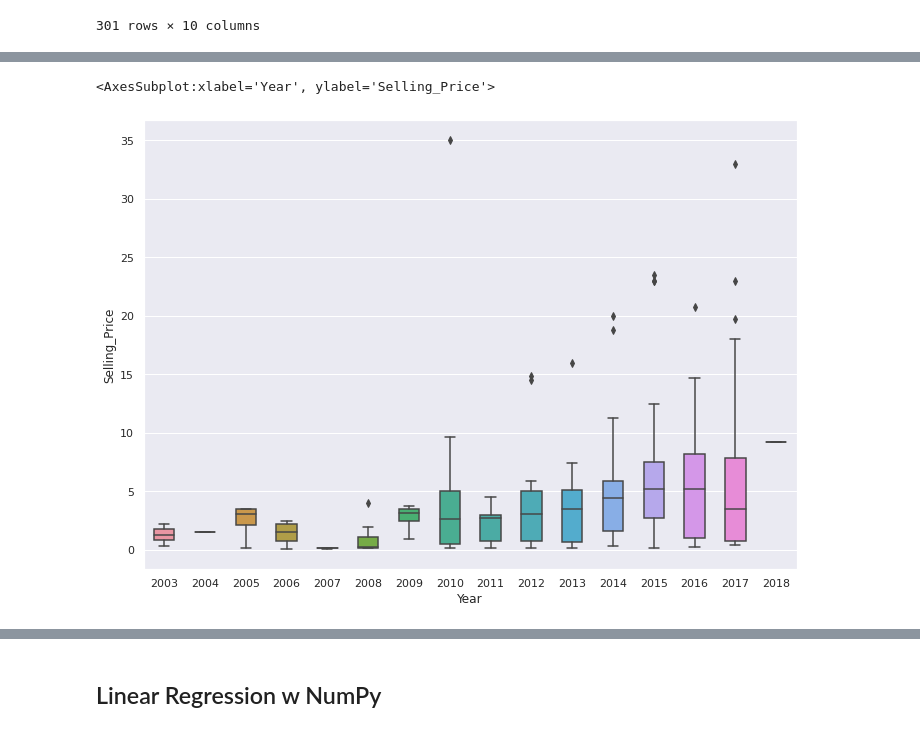
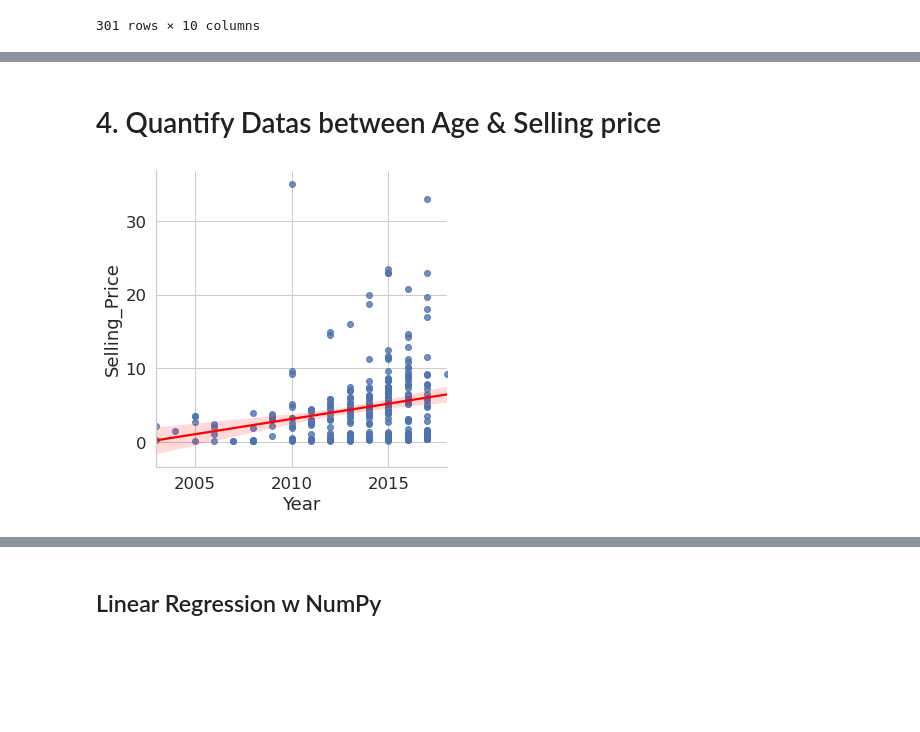
Before and after one commit to CLiNTPELiX/simplon-cardekho, a Jupyter notebook: Dan's Notebook.ipynb, the cells around one changed output, grey strips where cells are left out. Drawn from its saved outputs; the diff is of its cells as text; code cells hidden in the pictures; blank space fills up the shorter version.

```diff
--- a/Dan's Notebook.ipynb
+++ b/Dan's Notebook.ipynb
@@ -305,6 +318,7 @@ graph_1 = sns.catplot(x="Present_Price", y="Selling_Price", data=df, height=5, a
+# %% [markdown]
+# 4. Quantify Datas between Age & Selling price
 # %%
-sns.set(rc={'figure.figsize':(11.7,8.27)})
-sns.boxplot(x='Year', y='Selling_Price', data=df, width=0.5)
+sns.set(font_scale=1.5,style="whitegrid")
+g = sns.lmplot(x="Year",y="Selling_Price",data=df, line_kws={'color': 'red'})
 # %% [output]
-<AxesSubplot:xlabel='Year', ylabel='Selling_Price'>
-[figure, old version]
+[figure, new version]
```
Also changed, not shown: parts of 26 cells of this notebook.
